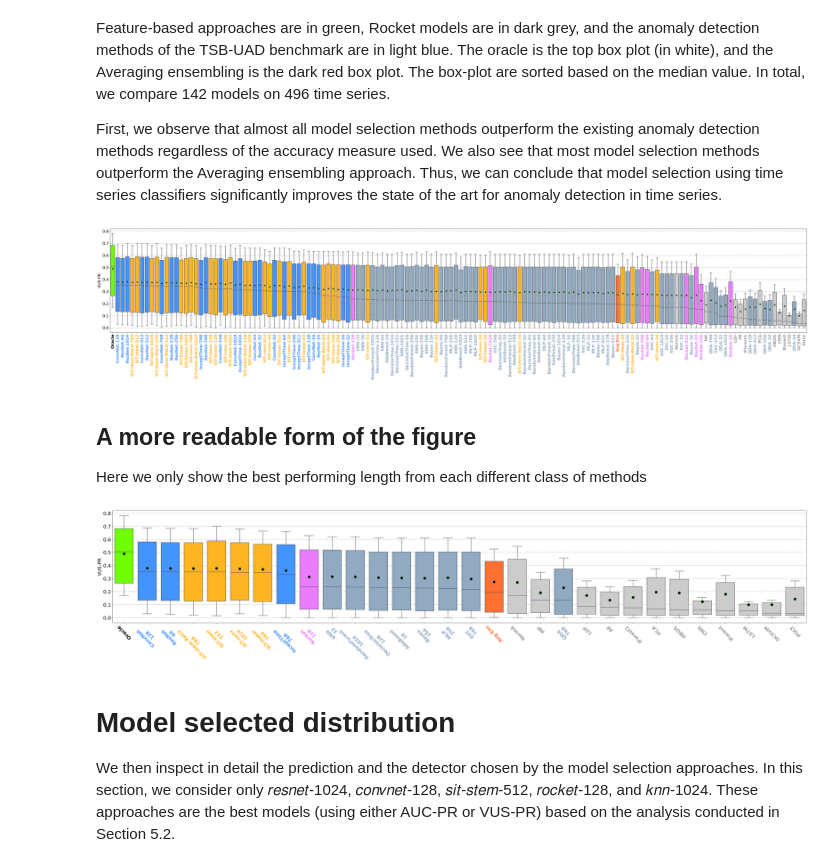
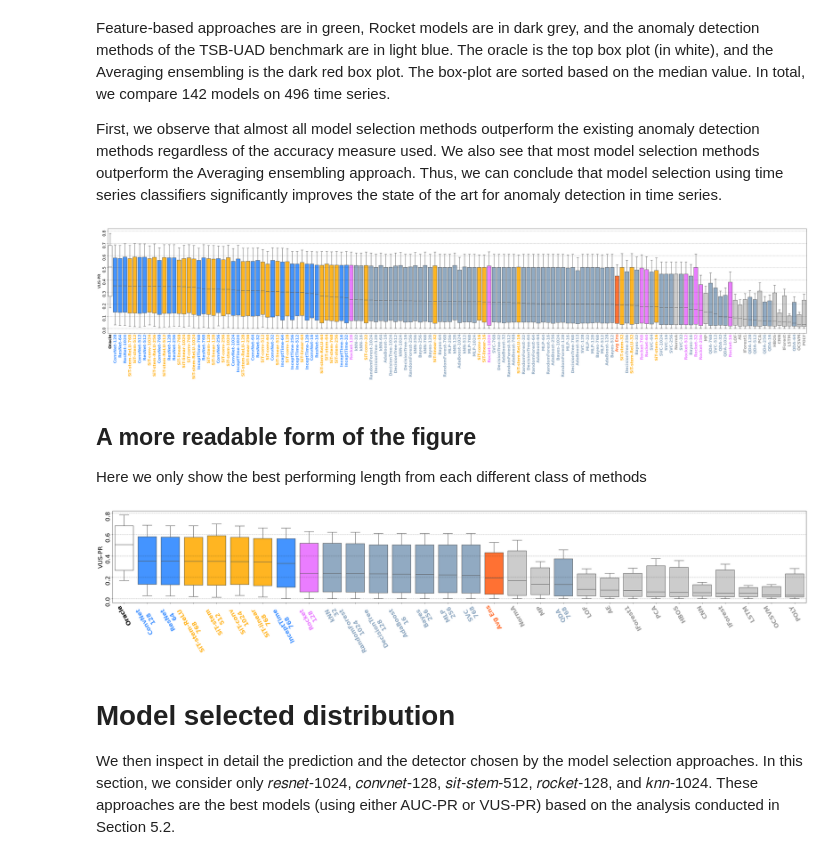
Before and after one commit to boniolp/MSAD, a Jupyter notebook: experiments/accuracy_analysis/Accuracy_Evaluation.ipynb, the cells around one changed output. Saved outputs shown, nothing was run; the diff lists cells and outputs as text; code cells hidden in the pictures.

```diff
--- a/experiments/accuracy_analysis/Accuracy_Evaluation.ipynb
+++ b/experiments/accuracy_analysis/Accuracy_Evaluation.ipynb
@@ -11,10 +11,11 @@ from numpy.polynomial.polynomial import polyfit
 
 from IPython.display import display, HTML
 display(HTML("<style>.container { width:80% !important; }</style>"))
+plt.rcParams['xtick.major.pad']='0'
 # %%
 # Set up methods' colors
 methods_colors = {
-    "oracle": "#70FF00",
+    "oracle": "#FFFFFF",  # 70FF00 (old bright green color)
     "avg_ens": "#FF7133", #FF7133 -> FF9664 (lighter)
     "best_ms": "#33D4FF",
     "detectors": "#CCCCCC",
@@ -31,7 +32,7 @@ methods_colors = {
 
 Please select a measure for the analysis. You can choose between VUS_PR and AUC_PR. This file contains the accuracy scores for 496 time series (time series in the test set that where not used for training the model selection methods).
 # %%
-measure_name = 'AUC_PR'
+measure_name = 'VUS_PR'
 df = pd.read_csv('../../results/accuracy/all_accuracy_{}.csv'.format(measure_name))
 df = df.drop(labels='Unnamed: 0',axis=1)
 
@@ -225,9 +228,8 @@ for family, color in zip([methods_conv, methods_sit, methods_ts, methods_feature
 my_pal = {**my_pal,**{"Avg Ens": methods_colors["avg_ens"], 'Oracle': methods_colors["oracle"]}}
 
 # Crete boxplot and stripplot
-g = sns.boxplot(data=df[order], palette=my_pal, order=order, saturation=1, whis=0.241289844, showfliers=False,
-                meanprops={"marker":"o","markerfacecolor":"black", "markersize":6}, showmeans=True) # 1std = 0.241289844, 2std = 0.982579689
-g.set_axisbelow(True)
+g = sns.boxplot(data=df[order], palette=my_pal, order=order, saturation=1, whis=0.241289844, showfliers=False) # 1std = 0.241289844, 2std = 0.982579689
+g.set_axisbelow(False)
 
 for tick_label in g.axes.get_xticklabels():
     tick_label.set_weight('bold')
@@ -258,11 +260,12 @@ for i, tick_label in enumerate(g.axes.get_xticklabels()):
 g.axes.set_xticklabels(new_xticks_labels)
 
 plt.xticks(rotation=90)
+plt.yticks(rotation=90)
 plt.ylabel(final_names[measure_name])
 plt.tight_layout()
 plt.show()
 # %% [output]
-[figure, old version]
+[figure, new version]
 # %% [markdown]
 ## A more readable form of the figure
 Here we only show the best performing length from each different class of methods
@@ -273,6 +276,6 @@ def rreplace(s, old, new, occurrence=1):
 # %%
 plt.rcParams.update({'font.size': 22})
-plt.figure(figsize=(45, 10))
+plt.figure(figsize=(45, 6))
 plt.grid(color='k', linestyle='--', linewidth=1, alpha=0.4)
 
 order = list(df[all_methods].median().sort_values().index)[::-1]
@@ -294,44 +297,44 @@ new_order = [x for x in order if x in best_method_class]
 new_my_pal = {key: my_pal[key] for key in best_method_class}
 
 # Crete boxplot and stripplot
-g = sns.boxplot(data=df[new_order], palette=new_my_pal, order=new_order, saturation=1, whis=0.241289844, showfliers=False,
-                meanprops={"marker":"o","markerfacecolor":"black", "markersize":12}, showmeans=True) # 1std = 0.241289844, 2std = 0.982579689
-g.set_axisbelow(True)
+g = sns.boxplot(data=df[new_order], palette=new_my_pal, order=new_order, saturation=1, whis=0.241289844, showfliers=False) # 1std = 0.241289844, 2std = 0.982579689
+g.set_axisbelow(False)
 
 for tick_label in g.axes.get_xticklabels():
     tick_label.set_weight('bold')
     if 'sit_' in tick_label.get_text():
         tick_label.set_color(methods_colors["sit"])
     elif ('convnet_' in tick_label.get_text()) or ('resnet_' in tick_label.get_text()) or ('inception_' in tick_label.get_text()):
         tick_label.set_color(methods_colors["conv"])
     elif 'rocket_' in tick_label.get_text():
         tick_label.set_color(methods_colors["rocket"])
     elif ('Oracle' in tick_label.get_text()):
         tick_label.set_color("black")
     elif ('Avg Ens' in tick_label.get_text()):
         tick_label.set_color(methods_colors["avg_ens"])
     elif '_'not  in tick_label.get_text():
         tick_label.set_color("#999999")
     else:
         tick_label.set_color(methods_colors["feature_based"])
 
 # Change xtick labels to camera-ready names
 new_xticks_labels = []
 for i, tick_label in enumerate(g.axes.get_xticklabels()):
     method_name = tick_label.get_text()
     if method_name in final_names:
         tick_label.set_text(rreplace(final_names[method_name], '-', '\n'))
     else:
         tick_label.set_text(method_name)
     new_xticks_labels.append(tick_label)
 g.axes.set_xticklabels(new_xticks_labels)
 
-plt.xticks(rotation=135)
+plt.xticks(rotation=120)
+plt.yticks(rotation=90)
 plt.ylabel(final_names[measure_name])
-plt.tight_layout()
+# plt.tight_layout()
 plt.show()
 # %% [output]
-[figure, old version]
+[figure, new version]
 # %% [markdown]
 # Model selected distribution
 
```
Also changed, not shown: parts of 12 cells of this notebook, 2 other files.
